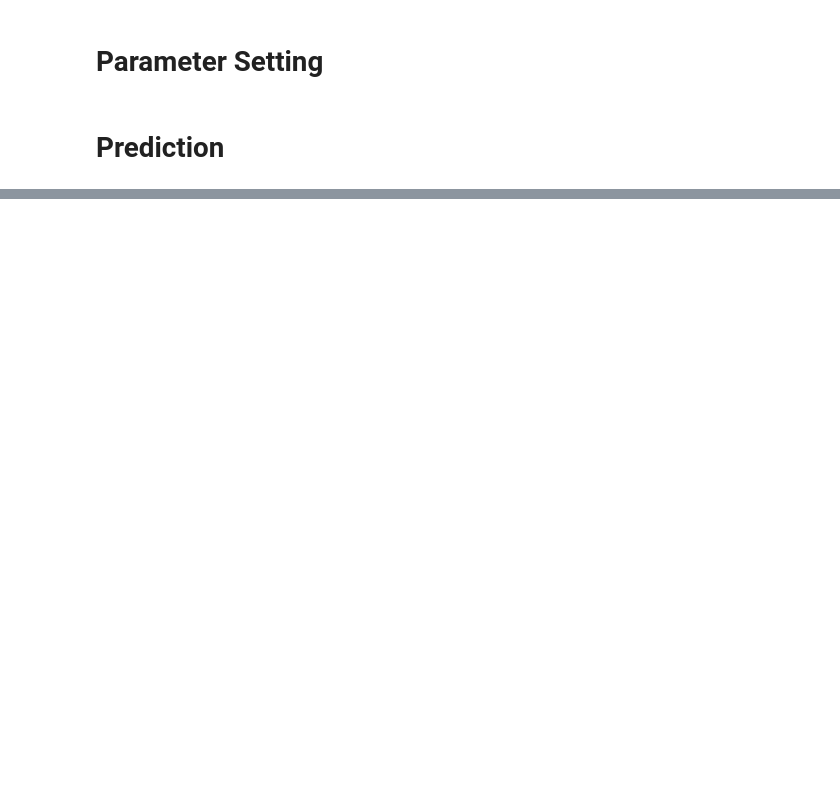
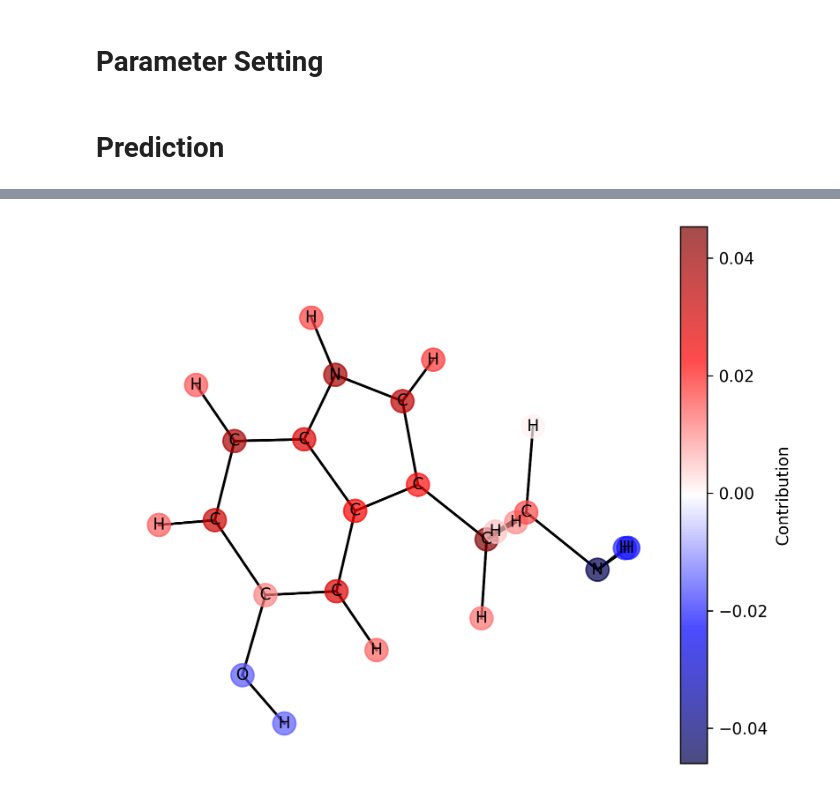
Before and after one commit to SinsuSquid/Chemomile, a Jupyter notebook: Notebooks/Explain.ipynb, the cells around one changed output, grey strips where cells are left out. Cells and saved outputs as stored; diff of their text form; code cells hidden in the pictures; blank space fills up the shorter version.

Commit message:
Added Explanation

```diff
--- a/Notebooks/Explain.ipynb
+++ b/Notebooks/Explain.ipynb
@@ -93,26 +109,0 @@ SMILES : CC12CCC(=O)C=C1CCC3C2C(=O)CC4(C3CCC4=O)C | True : 479.149994 | Predicte
-# %%
-explainer = Explainer(
-        model = model,
-        algorithm = GNNExplainer(epochs = 500),
-        explanation_type = 'model',
-        model_config = dict(
-            mode = 'regression',
-            task_level = 'graph',
-            return_type = 'raw',
-            ),
-        node_mask_type = 'object',
-        )
-
-explanation = explainer(
-        x = data.x,
-        edge_index = data.edge_index,
-        edge_attr = data.edge_attr,
-        sub_batch = data.sub_batch,
-        jt_index = data.jt_index,
-        jt_attr = data.jt_attr,
-        numFrag = torch.tensor([data.numFrag]).view(-1, ),
-        mol_x = data.mol_x,
-        mol_edge_index = data.mol_edge_index,
-        mol_edge_attr = data.mol_edge_attr,
-        numAtom = torch.tensor([data.numAtom]).view(-1,),
-)
@@ -305,0 +133,18 @@ plt.show()
+# %%
+%matplotlib inline
+
+fig, ax = plt.subplots(1, 1, figsize = (8, 6), dpi = 300,
+                       subplot_kw = dict(projection = '3d'))
+
+p = explainer.plot(ax)
+
+ax.dist = 100
+
+ax.view_init(azim = -100, elev = 73, roll = 0)
+ax.set_box_aspect(None, zoom = 1.5)
+
+fig.colorbar(p, label = "Contribution")
+
+plt.show()
+# %% [output]
+[figure, added]
```
Also changed, not shown: parts of 22 cells of this notebook, 16 other files.
